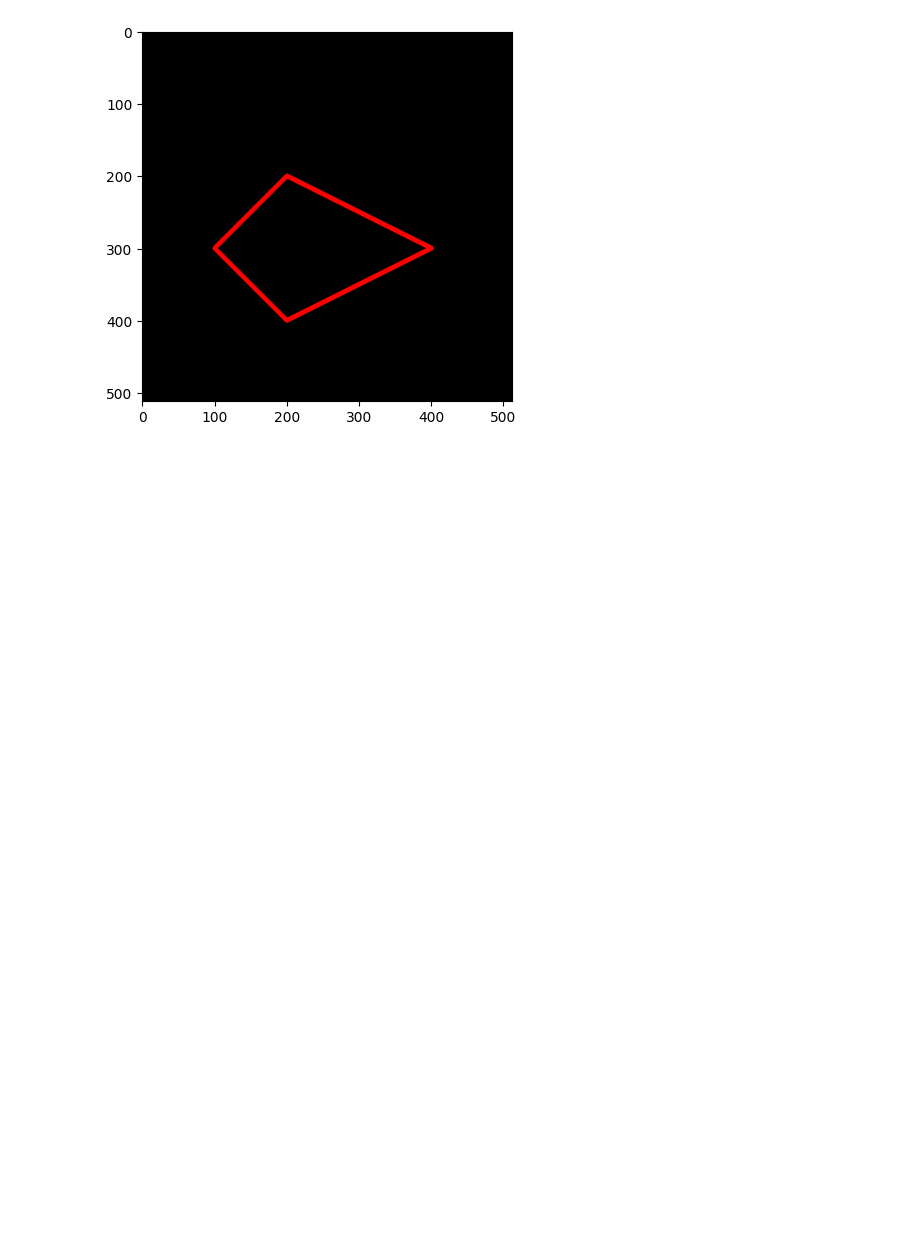
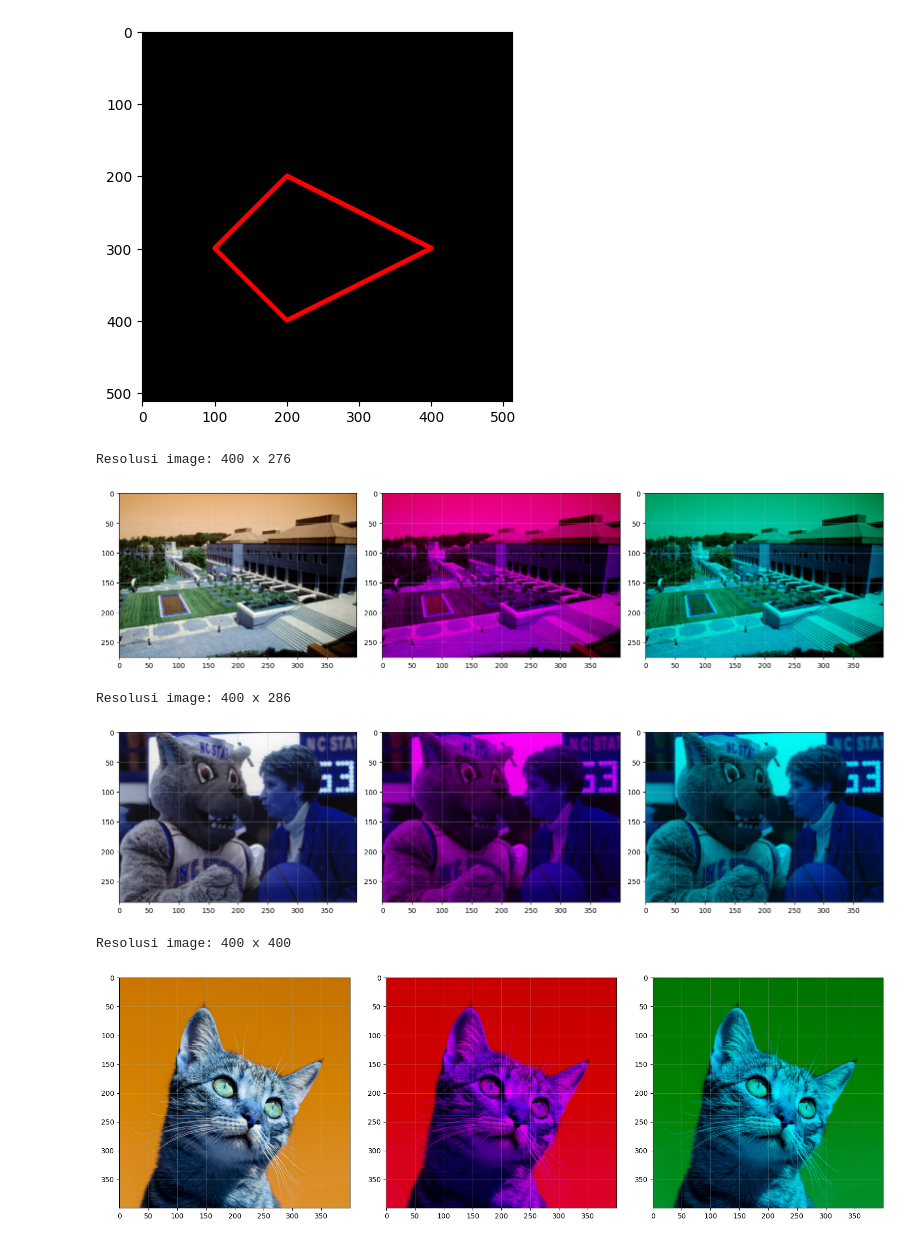
Before and after one commit to muhammadhasbiashiddiqi/PCVK_Genap_2026, a Jupyter notebook: pertemuan_2b.ipynb, the cells around one changed output. Drawn from its saved outputs; the diff is of its cells as text; code cells hidden in the pictures; blank space fills up the shorter version.

```diff
--- a/pertemuan_2b.ipynb
+++ b/pertemuan_2b.ipynb
@@ -145,3 +145,50 @@ plt.imshow(black_img2)
 # %% [output]
 <matplotlib.image.AxesImage at 0x...>
 [figure]
+# %%
+import numpy as np
+import pandas as pd
+import cv2 as cv
+from google.colab.patches import cv2_imshow # for image display
+from skimage import io
+from skimage import transform
+from PIL import Image
+import matplotlib.pyplot as plt
+
+#membuat list menyimpan url dari beberapa image
+urls = ["https://iiif.lib.ncsu.edu/iiif/0052574/full/800,/0/default.jpg" ,
+        "https://iiif.lib.ncsu.edu/iiif/0016007/full/800,/0/default.jpg" ,
+        "https://images.unsplash.com/photo-1574158622682-e40e69881006?w=800"]
+
+# baca dan tampilkan image
+
+for idx, url in enumerate(urls, 1):
+  image = io.imread(url)                           #read image
+  image = cv.resize(image, (0,0), fx=0.5, fy=0.5)  #resize image to half size
+  image_rgb = cv.cvtColor(image, cv.COLOR_BGR2RGB) #convert color to RGB
+
+  tinggi = image_rgb.shape[0]
+  lebar = image_rgb.shape[1]
+  print(f"Resolusi image: {lebar} x {tinggi}")
+
+  image_blue = image_rgb.copy()
+  image_blue[:, :, 1] = 0
+  image_red = image_rgb.copy()
+  image_red[:, :, 0] = 0
+  fig, axes = plt.subplots(1, 3, figsize=(16, 5))
+  axes[0].imshow(image_rgb)
+  axes[0].grid(True, alpha=0.3)
+  axes[1].imshow(image_blue)
+  axes[1].grid(True, alpha=0.3)
+  axes[2].imshow(image_red)
+  axes[2].grid(True, alpha=0.3)
+
+  plt.tight_layout()
+  plt.show()
+# %% [output]
+Resolusi image: 400 x 276
+[figure, added]
+Resolusi image: 400 x 286
+[figure, added]
+Resolusi image: 400 x 400
+[figure, added]
```
